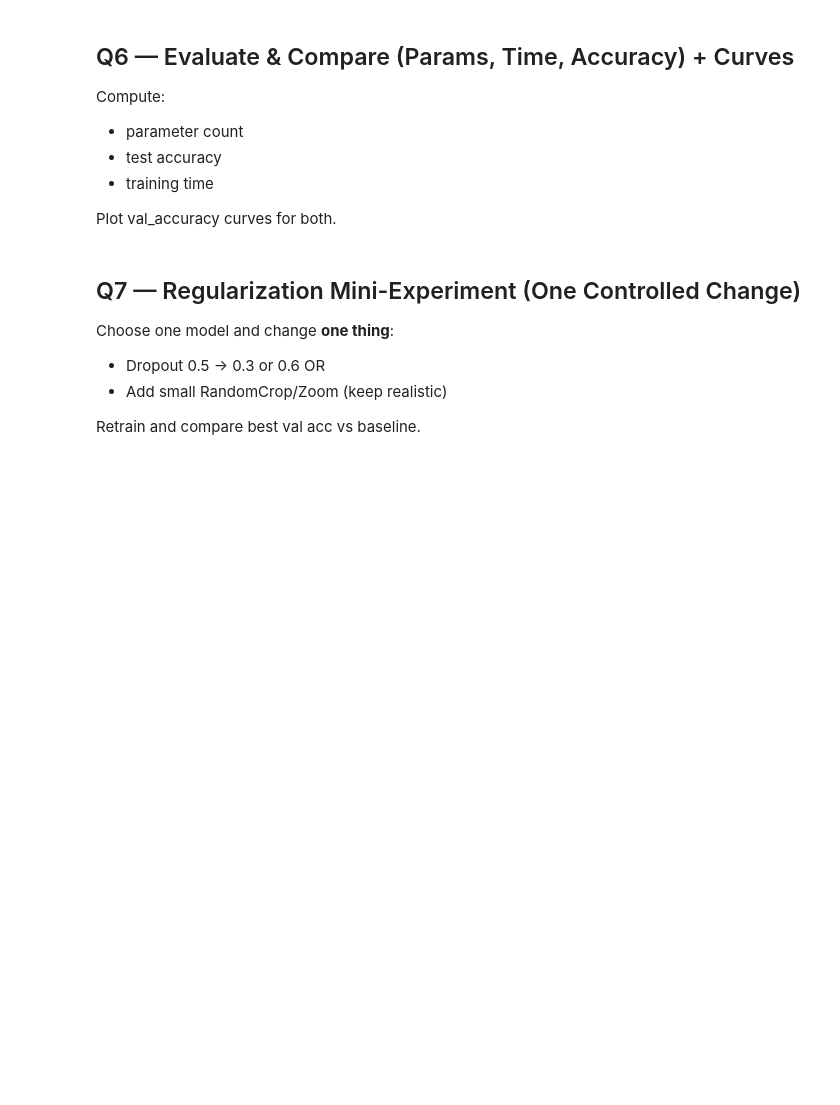
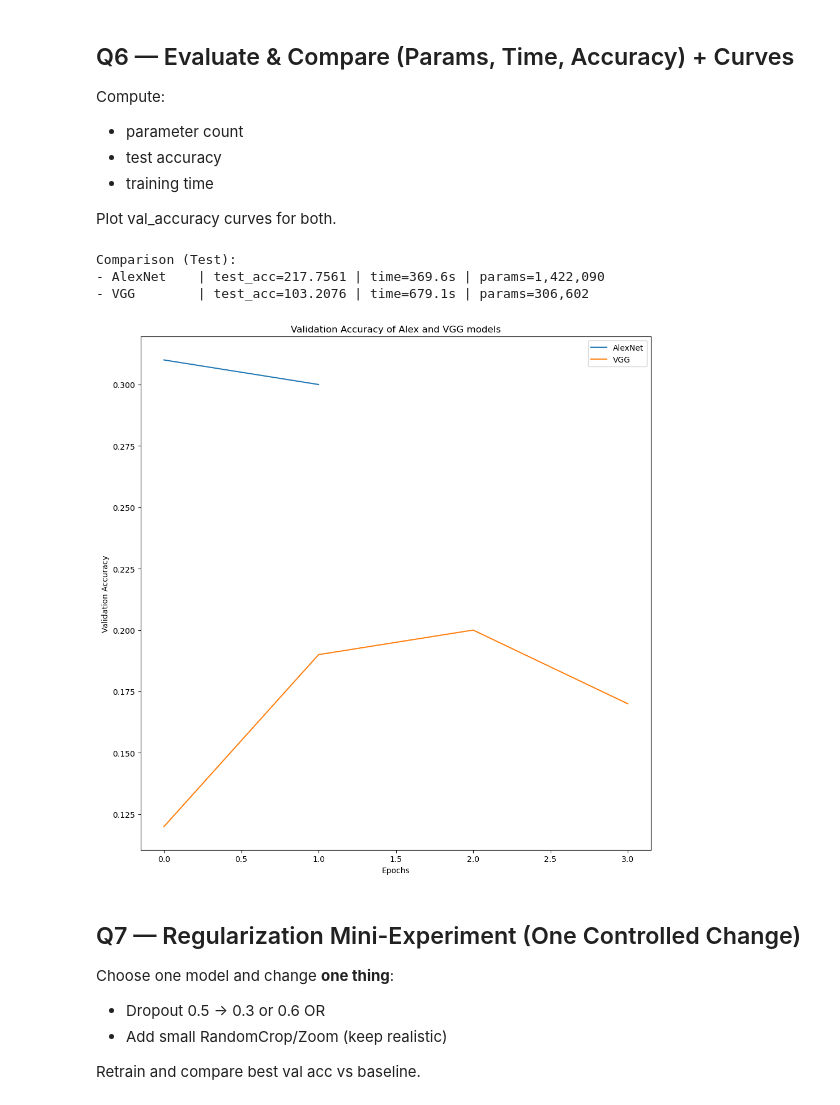
Before and after one commit to MisReid/EE5841-A3-AlexNet-VGG, a Jupyter notebook: a3.ipynb, the cells around one changed output. Cells and saved outputs as stored; diff of their text form; code cells hidden in the pictures; blank space fills up the shorter version.

```diff
--- a/a3.ipynb
+++ b/a3.ipynb
@@ -573,48 +591,53 @@ import matplotlib.pyplot as plt
 def total_params(model):
     # TODO 1: Compute total number of parameters in a model
     # Hint: sum over np.prod(v.shape) for each variable v in model.variables
-    return int(np.sum([__________________________ for v in model.__________]))
+    return int(np.sum([np.prod(v.shape) for v in model.variables]))
 
 
 # -------- Test Evaluation --------
 # TODO 2: Evaluate AlexNet-like model on test_ds and extract accuracy (index 1)
-alex_test_acc = float(alex_model.__________(__________, verbose=0)[____])
+alex_test_acc = float(alex_model.evaluate(test_ds, verbose=0)[0])
 
 # TODO 3: Evaluate VGG-style model on test_ds and extract accuracy (index 1)
-vgg_test_acc  = float(vgg_model.__________(__________, verbose=0)[____])
+vgg_test_acc  = float(vgg_model.evaluate(test_ds, verbose=0)[0])
 
 
 # -------- Build Summary Table --------
 # TODO 4: Build a list of tuples: (name, test_acc, time_sec, params)
 summary = [
-    ("____________", alex_test_acc, float(__________), total_params(__________)),
-    ("____________", vgg_test_acc,  float(__________), total_params(__________)),
+    ("AlexNet", alex_test_acc, float(time_alex), total_params(alex_model)),
+    ("VGG", vgg_test_acc,  float(time_vgg), total_params(vgg_model)),
 ]
 
 print("Comparison (Test):")
 for name, acc, tsec, params in summary:
     # TODO 5: Print formatted comparison line
     print(f"- {name:10s} | test_acc={acc:.4f} | time={tsec:.1f}s | params={params:,}")
 
 
 # -------- Plot Validation Accuracy Curves --------
 # TODO 6: Create figure
-plt.figure(figsize=(____, ____))
+plt.figure(figsize=(10, 10))
 
 # TODO 7: Plot AlexNet-like validation accuracy
-plt.plot(hist_alex.history.get("_______________", []), label="________________________")
+plt.plot(hist_alex.history.get("val_accuracy", []), label="AlexNet")
 
 # TODO 8: Plot VGG-style validation accuracy
-plt.plot(hist_vgg.history.get("_______________", []), label="________________________")
+plt.plot(hist_vgg.history.get("val_accuracy", []), label="VGG")
 
 # TODO 9: Add x/y labels, legend, title
-plt.xlabel("__________")
-plt.ylabel("_____________________")
+plt.xlabel("Epochs")
+plt.ylabel("Validation Accuracy")
 plt.legend()
-plt.title("__________________________________________")
+plt.title("Validation Accuracy of Alex and VGG models")
 
 plt.tight_layout()
 plt.show()
+# %% [output]
+Comparison (Test):
+- AlexNet    | test_acc=217.7561 | time=369.6s | params=1,422,090
+- VGG        | test_acc=103.2076 | time=679.1s | params=306,602
+[figure, added]
 # %% [markdown]
 ## Q7 — Regularization Mini-Experiment (One Controlled Change)
 
```
Also changed, not shown: parts of 5 cells of this notebook.
